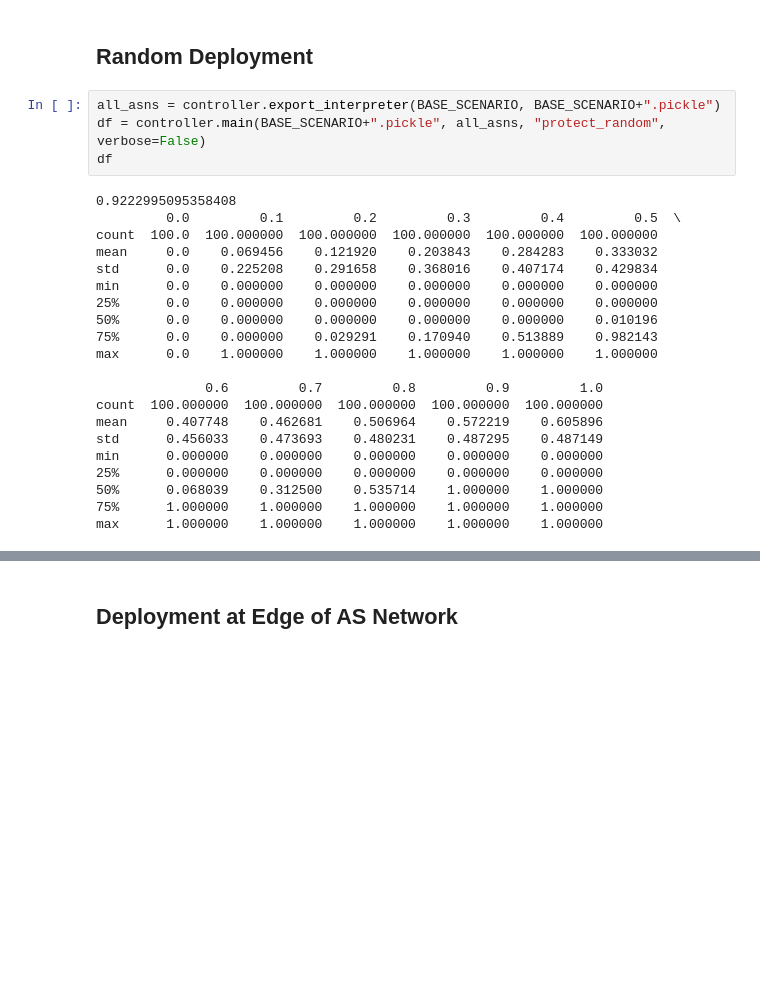
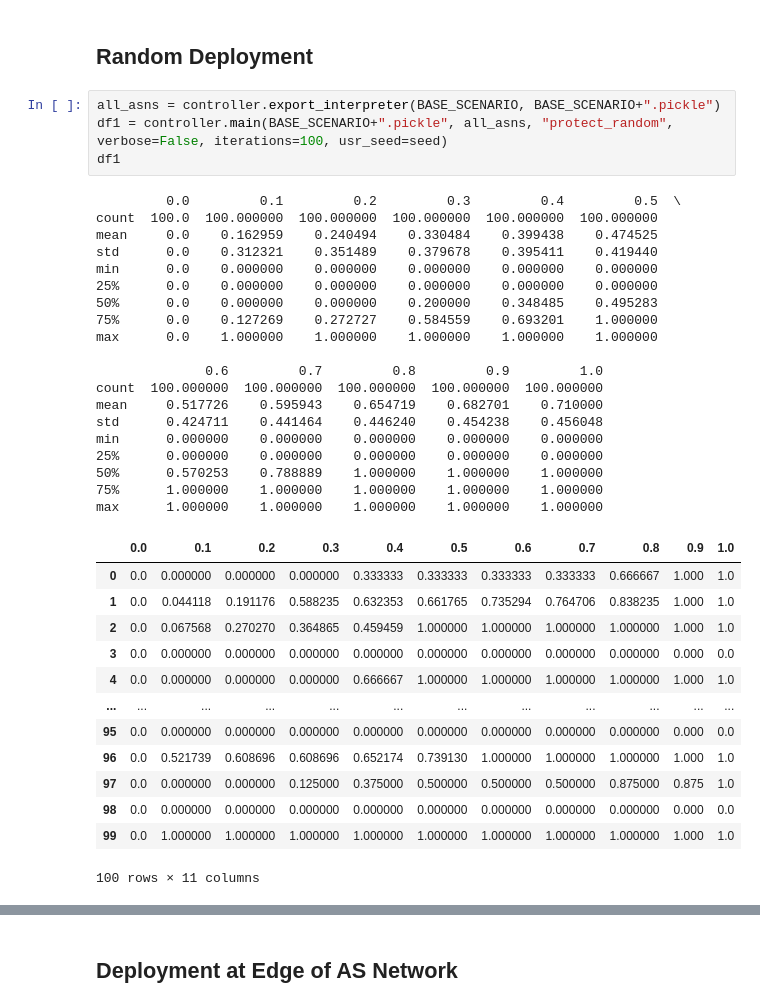
Before and after one commit to TianWong/LOTUS, a Jupyter notebook: controller_workbook.ipynb, the cells around one changed output, grey strips where cells are left out. Saved outputs shown, nothing was run; the diff lists cells and outputs as text; blank space fills up the shorter version.

```diff
--- a/controller_workbook.ipynb
+++ b/controller_workbook.ipynb
@@ -96,27 +96,39 @@ plt.show()
 ## Random Deployment
 # %%
 all_asns = controller.export_interpreter(BASE_SCENARIO, BASE_SCENARIO+".pickle")
-df = controller.main(BASE_SCENARIO+".pickle", all_asns, "protect_random", verbose=False)
-df
+df1 = controller.main(BASE_SCENARIO+".pickle", all_asns, "protect_random", verbose=False, iterations=100, usr_seed=seed)
+df1
 # %% [output]
-0.9222995095358408
          0.0         0.1         0.2         0.3         0.4         0.5  \
 count  100.0  100.000000  100.000000  100.000000  100.000000  100.000000
-mean     0.0    0.069456    0.121920    0.203843    0.284283    0.333032
-std      0.0    0.225208    0.291658    0.368016    0.407174    0.429834
+mean     0.0    0.162959    0.240494    0.330484    0.399438    0.474525
+std      0.0    0.312321    0.351489    0.379678    0.395411    0.419440
 min      0.0    0.000000    0.000000    0.000000    0.000000    0.000000
 25%      0.0    0.000000    0.000000    0.000000    0.000000    0.000000
-50%      0.0    0.000000    0.000000    0.000000    0.000000    0.010196
-75%      0.0    0.000000    0.029291    0.170940    0.513889    0.982143
+50%      0.0    0.000000    0.000000    0.200000    0.348485    0.495283
+75%      0.0    0.127269    0.272727    0.584559    0.693201    1.000000
 max      0.0    1.000000    1.000000    1.000000    1.000000    1.000000
 
               0.6         0.7         0.8         0.9         1.0
 count  100.000000  100.000000  100.000000  100.000000  100.000000
-mean     0.407748    0.462681    0.506964    0.572219    0.605896
-std      0.456033    0.473693    0.480231    0.487295    0.487149
+mean     0.517726    0.595943    0.654719    0.682701    0.710000
+std      0.424711    0.441464    0.446240    0.454238    0.456048
 min      0.000000    0.000000    0.000000    0.000000    0.000000
 25%      0.000000    0.000000    0.000000    0.000000    0.000000
-50%      0.068039    0.312500    0.535714    1.000000    1.000000
+50%      0.570253    0.788889    1.000000    1.000000    1.000000
 75%      1.000000    1.000000    1.000000    1.000000    1.000000
 max      1.000000    1.000000    1.000000    1.000000    1.000000
+|  | 0.0 | 0.1 | 0.2 | 0.3 | 0.4 | 0.5 | 0.6 | 0.7 | 0.8 | 0.9 | 1.0 |
+| 0 | 0.0 | 0.000000 | 0.000000 | 0.000000 | 0.333333 | 0.333333 | 0.333333 | 0.333333 | 0.666667 | 1.000 | 1.0 |
+| 1 | 0.0 | 0.044118 | 0.191176 | 0.588235 | 0.632353 | 0.661765 | 0.735294 | 0.764706 | 0.838235 | 1.000 | 1.0 |
+| 2 | 0.0 | 0.067568 | 0.270270 | 0.364865 | 0.459459 | 1.000000 | 1.000000 | 1.000000 | 1.000000 | 1.000 | 1.0 |
+| 3 | 0.0 | 0.000000 | 0.000000 | 0.000000 | 0.000000 | 0.000000 | 0.000000 | 0.000000 | 0.000000 | 0.000 | 0.0 |
+| 4 | 0.0 | 0.000000 | 0.000000 | 0.000000 | 0.666667 | 1.000000 | 1.000000 | 1.000000 | 1.000000 | 1.000 | 1.0 |
+| ... | ... | ... | ... | ... | ... | ... | ... | ... | ... | ... | ... |
+| 95 | 0.0 | 0.000000 | 0.000000 | 0.000000 | 0.000000 | 0.000000 | 0.000000 | 0.000000 | 0.000000 | 0.000 | 0.0 |
+| 96 | 0.0 | 0.521739 | 0.608696 | 0.608696 | 0.652174 | 0.739130 | 1.000000 | 1.000000 | 1.000000 | 1.000 | 1.0 |
+| 97 | 0.0 | 0.000000 | 0.000000 | 0.125000 | 0.375000 | 0.500000 | 0.500000 | 0.500000 | 0.875000 | 0.875 | 1.0 |
+| 98 | 0.0 | 0.000000 | 0.000000 | 0.000000 | 0.000000 | 0.000000 | 0.000000 | 0.000000 | 0.000000 | 0.000 | 0.0 |
+| 99 | 0.0 | 1.000000 | 1.000000 | 1.000000 | 1.000000 | 1.000000 | 1.000000 | 1.000000 | 1.000000 | 1.000 | 1.0 |
+100 rows × 11 columns
 # %%
```
Also changed, not shown: parts of 9 cells of this notebook, 4 other files.
